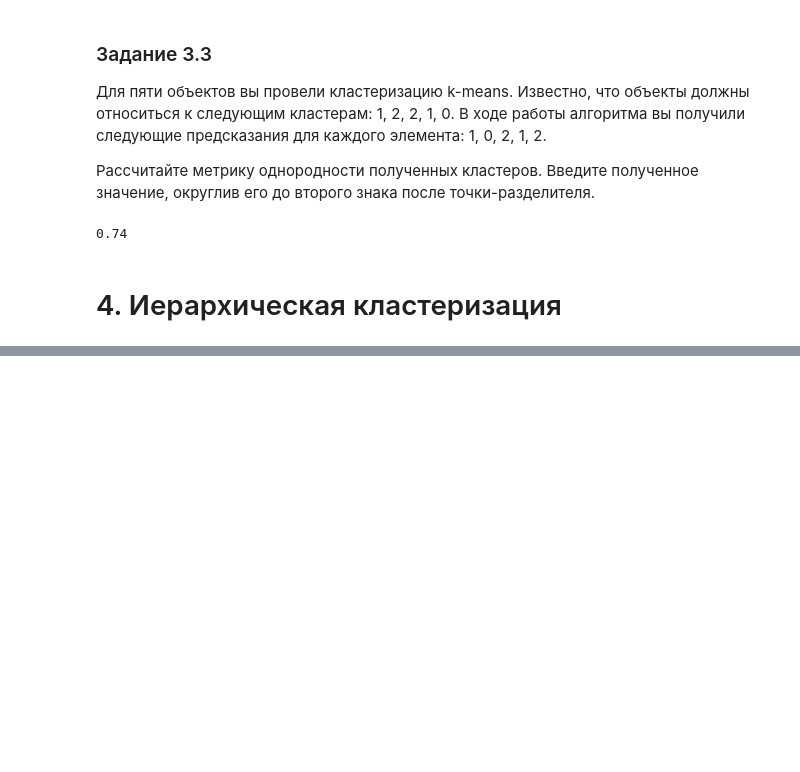
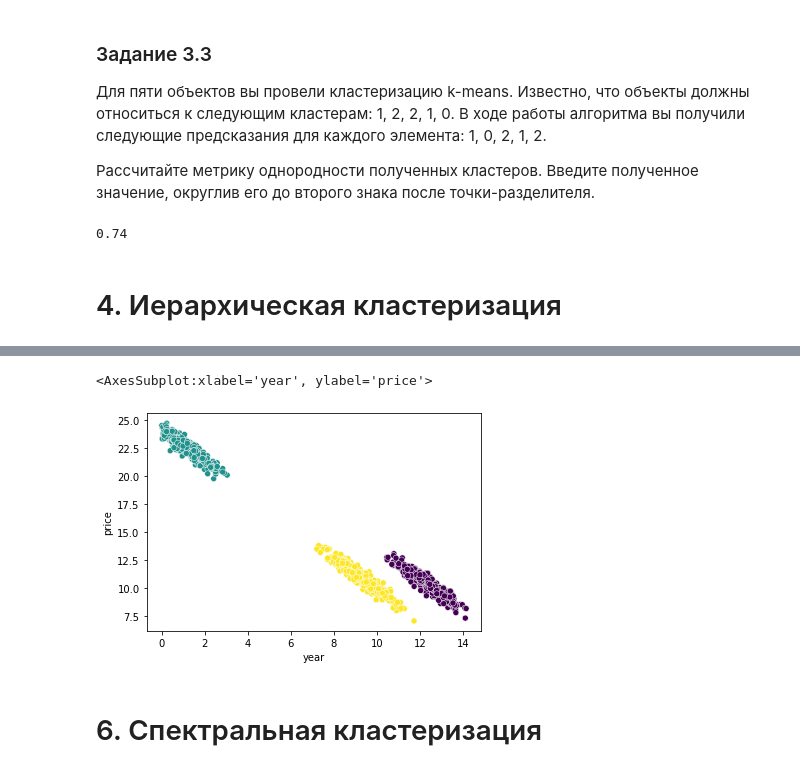
Before and after one commit to Terr14/SF_DS, a Jupyter notebook: SkillFactory/ML-4. Обучение без учителя. Кластеризация и техники понижения размерности/ML-4. Обучение без учителя. Кластеризация и техники понижения размерности.ipynb, the cells around one changed output, grey strips where cells are left out. Drawn from its saved outputs; the diff is of its cells as text; code cells hidden in the pictures; blank space fills up the shorter version.

```diff
--- a/SkillFactory/ML-4. Обучение без учителя. Кластеризация и техники понижения размерности/ML-4. Обучение без учителя. Кластеризация и техники понижения размерности.ipynb
+++ b/SkillFactory/ML-4. Обучение без учителя. Кластеризация и техники понижения размерности/ML-4. Обучение без учителя. Кластеризация и техники понижения размерности.ipynb
@@ -874,0 +1176,16 @@ round(homogeneity_score([1, 2, 2, 1, 0], [1, 0, 2, 1, 2]),2)
+# %%
+gm_clustering = GaussianMixture(n_components=3, random_state=42)
+
+# обучаем модель
+gm_clustering.fit(housing)
+
+# для матрицы X получаем предсказания, к какому кластеру принадлежат объекты
+gm_prediction = gm_clustering.predict(housing)
+
+#визуализируем результаты. Параметр c принимает вектор с номерами классов для группировки объектов по цветам
+sns.scatterplot(housing.year, housing.price,c=gm_prediction)
+# %% [output]
+<AxesSubplot:xlabel='year', ylabel='price'>
+[figure, added]
+# %% [markdown]
+# 6. Спектральная кластеризация
```
Also changed, not shown: parts of 30 cells of this notebook, 2 other files.
